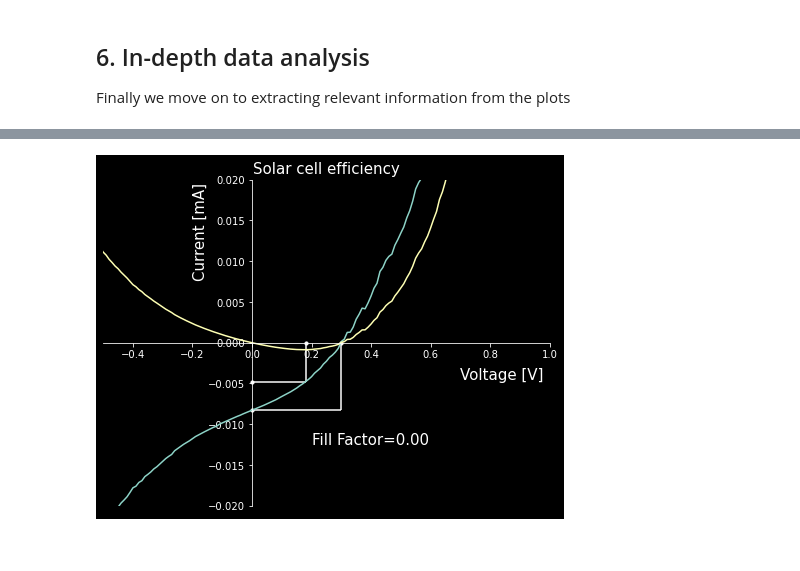
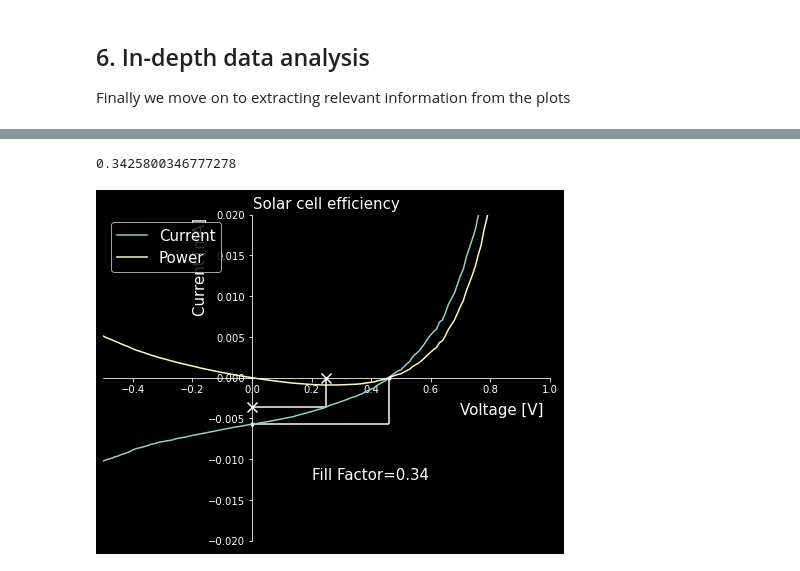
Before and after one commit to brawantonio/python_workshop_july2023, a Jupyter notebook: Python Workshop.ipynb, the cells around one changed output, grey strips where cells are left out. Cells and saved outputs as stored; diff of their text form; code cells hidden in the pictures.

```diff
--- a/Python Workshop.ipynb
+++ b/Python Workshop.ipynb
@@ -297,6 +299,6 @@ plt.show()
 
 Finally we move on to extracting relevant information from the plots
 # %%
-df = pd.read_excel(filenames[1], usecols=[0,1,2])
+df = pd.read_excel(filenames[0], usecols=[0,1,2])
 df = df.rename(columns = {'POWER' : 'Power'})
 # %% [output]
@@ -317,39 +319,44 @@ current_MP = current_light[idx]
 
 voltage_OC = voltage_light[idx_zero_current]
 current_SC = current_light[idx_zero_voltage]
+# %%
+FF = current_MP*voltage_MP/(current_SC*voltage_OC)
+FF
+# %% [output]
+0.3425800346777278
 # %%
 fig = plt.figure(figsize=(8,6)) #figure size
 ax = fig.add_subplot(1,1,1)
 
-ax.plot(voltage_light, 1e3*current_light)
-ax.plot(voltage_light, 1e3*power_light)
+ax.plot(voltage_light, 1e3*current_light, label ='Current')
+ax.plot(voltage_light, 1e3*power_light, label = 'Power')
 
-ax.scatter(voltage_MP,0, s=10, c = 'white')
-ax.scatter(0, 1e3*current_MP, s=10, c='white')
+ax.scatter(voltage_MP,0, s=100, c = 'white', marker = 'x')
+ax.scatter(0, 1e3*current_MP, s=100, c='white', marker = 'x')
 ax.hlines(1e3*current_MP,0,voltage_MP)
 ax.vlines(voltage_MP,0,1e3*current_MP)
 
 ax.scatter(voltage_OC,0, s=10, c = 'white')
 ax.scatter(0, 1e3*current_SC, s=10, c='white')
 ax.hlines(1e3*current_SC,0,voltage_OC)
 ax.vlines(voltage_OC,0,1e3*current_SC)
 
 ax.set_ylim([-0.02, 0.02])
 ax.set_xlim([-0.5, 1])
 
 # Move left y-axis and bottom x-axis to centre, passing through (0,0)
 ax.spines['left'].set_position('zero')
 ax.spines['bottom'].set_position('zero')
 # Eliminate upper and right axes
 ax.spines['right'].set_color('none')
 ax.spines['top'].set_color('none')
 
 plt.text(0.7, -0.0045, 'Voltage [V]', fontsize=15)
 plt.text(-0.2, 0.008, 'Current [mA]', fontsize=15, rotation = 'vertical')
-plt.text(0.2, -0.0125, 'Fill Factor={0:.2f}'.format(0), fontsize = 15)
-
+plt.text(0.2, -0.0125, 'Fill Factor={0:.2f}'.format(FF), fontsize = 15)
+plt.legend(loc='best', fontsize=15)
 plt.title('Solar cell efficiency', fontsize=15)
 
 plt.show()
 # %% [output]
-[figure, old version]
+[figure, new version]
```
Also changed, not shown: parts of 4 cells of this notebook, 1 other file.
